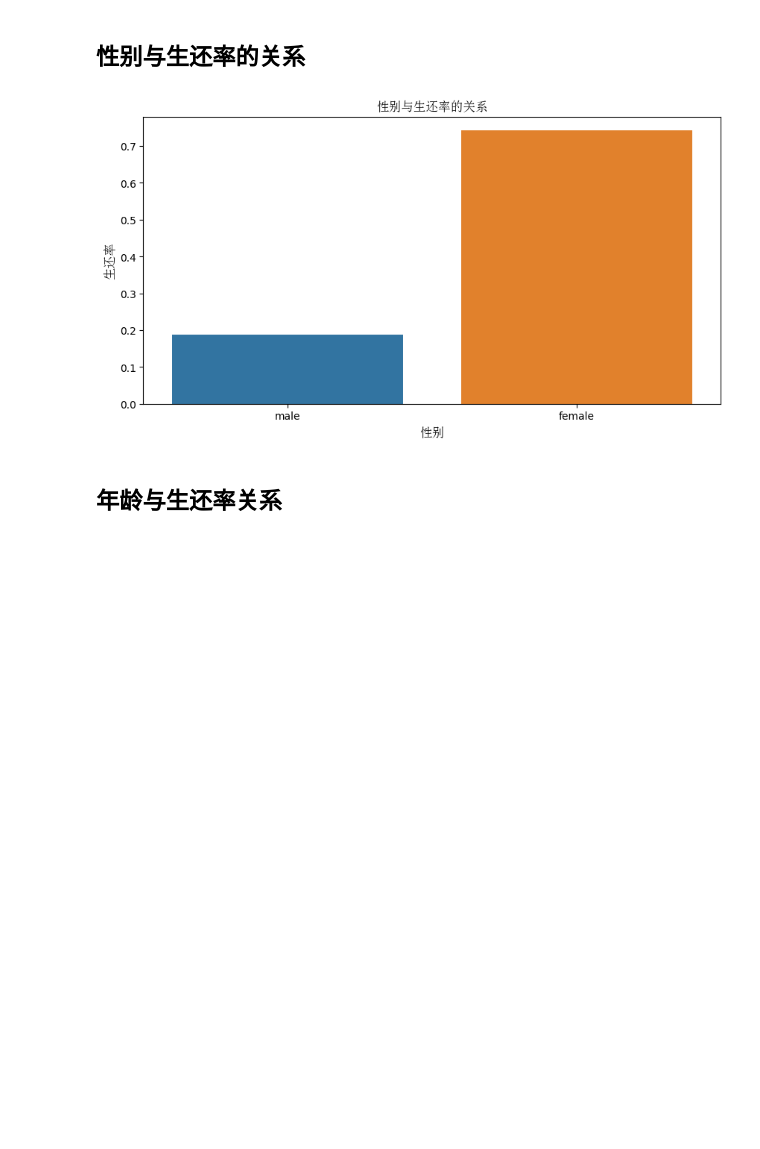
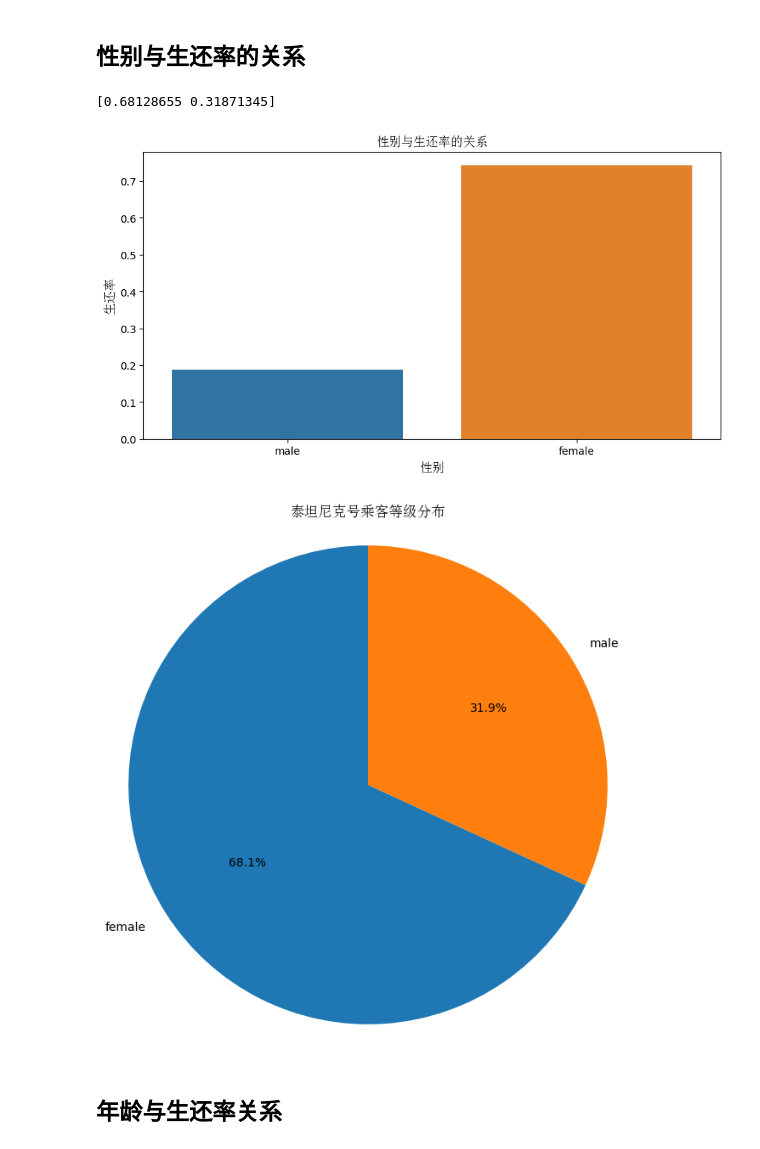
Before and after one commit to inspireMeNow/python-practice, a Jupyter notebook: day13/main.ipynb, the cells around one changed output. Drawn from its saved outputs; the diff is of its cells as text; code cells hidden in the pictures; blank space fills up the shorter version.

```diff
--- a/day13/main.ipynb
+++ b/day13/main.ipynb
@@ -102,14 +114,26 @@ plt.show()
 ## 性别与生还率的关系
 # %%
 import seaborn as sns
+survived_data = data[data['Survived'] == 1]
+sex_counts = survived_data['Sex'].value_counts()
+total_survived = sex_counts.sum()
+sex_ratios = sex_counts / total_survived
+print(sex_ratios.values)
 plt.figure(figsize=(10,5))
 sns.barplot(data=data,x="Sex",y="Survived",errorbar=None)
 plt.title('性别与生还率的关系',fontproperties=font)
 plt.xlabel('性别',fontproperties=font)
 plt.ylabel('生还率',fontproperties=font)
 plt.show()
+plt.figure(figsize=(8, 8))
+plt.pie(sex_ratios.values, labels=sex_ratios.index, autopct='%1.1f%%', startangle=90)
+plt.title('泰坦尼克号乘客等级分布',fontproperties=font)
+plt.axis('equal')
+plt.show()
 # %% [output]
+[0.68128655 0.31871345]
 [figure]
+[figure, added]
 # %% [markdown]
 ## 年龄与生还率关系
 # %%
```
Also changed, not shown: parts of 13 cells of this notebook.
